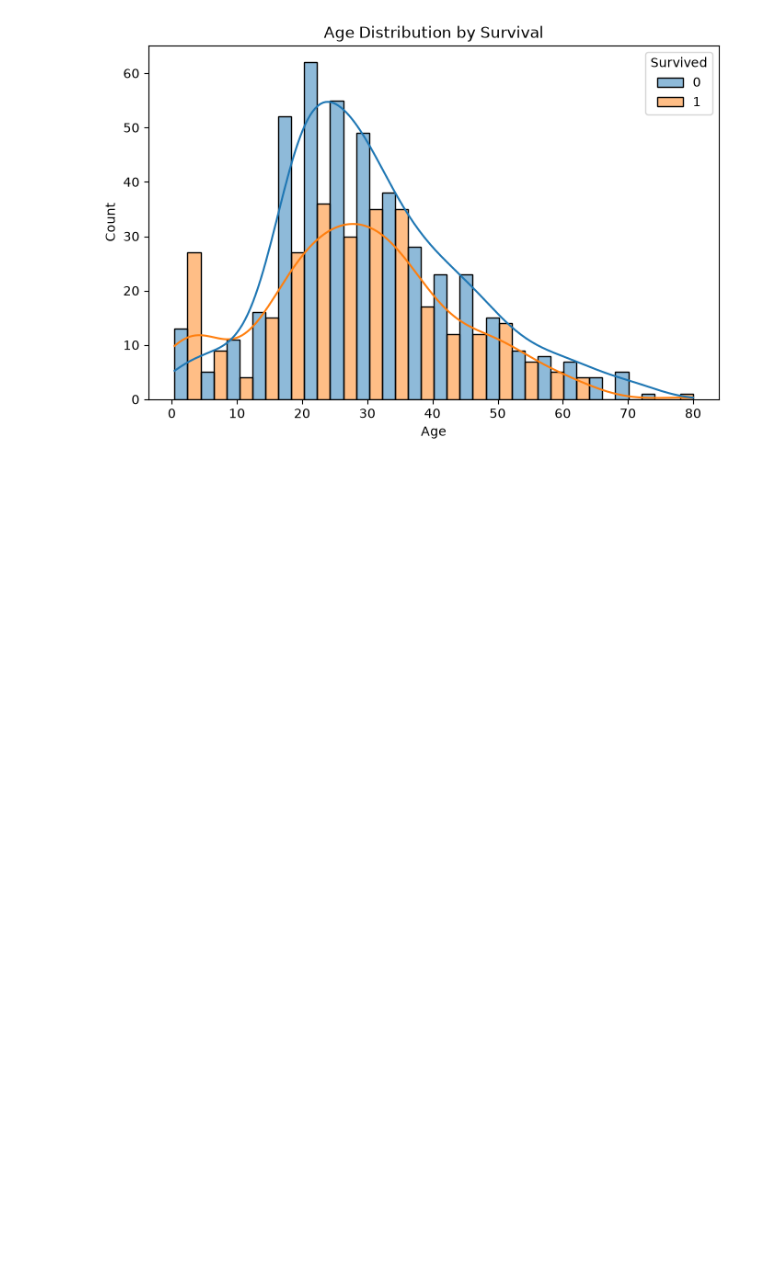
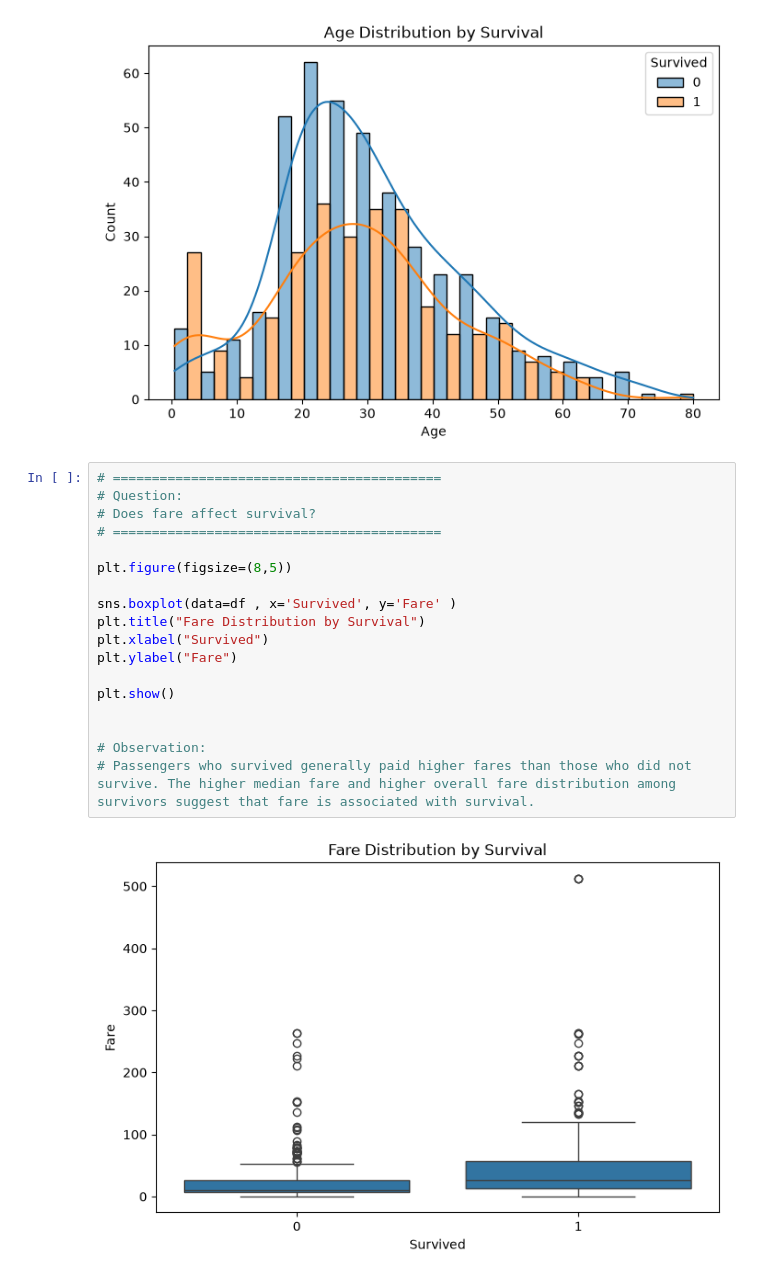
Before and after one commit to SumaiyaaRq/eda-projects, a Jupyter notebook: Titanic_EDA.ipynb, the cells around one changed output. Cells and saved outputs as stored; diff of their text form; blank space fills up the shorter version.

Commit message:
Effect of passenger fare on survival

```diff
--- a/Titanic_EDA.ipynb
+++ b/Titanic_EDA.ipynb
@@ -231,3 +231,23 @@ plt.show()
 # Most passengers were between 20 and 35 years of age. The number of non-survivors is higher than survivors in this age range. Young children appear to have a relatively higher proportion of survivors compared to some adult age groups, while there are relatively few elderly passengers in the dataset. However, this visualization compares counts, so it does not by itself prove that a particular age group had a higher survival rate.
 # %% [output]
 [figure]
+# %%
+# ==========================================
+# Question:
+# Does fare affect survival?
+# ==========================================
+
+plt.figure(figsize=(8,5))
+
+sns.boxplot(data=df , x='Survived', y='Fare' )
+plt.title("Fare Distribution by Survival")
+plt.xlabel("Survived")
+plt.ylabel("Fare")
+
+plt.show()
+
+
+# Observation:
+# Passengers who survived generally paid higher fares than those who did not survive. The higher median fare and higher overall fare distribution among survivors suggest that fare is associated with survival.
+# %% [output]
+[figure, added]
```
